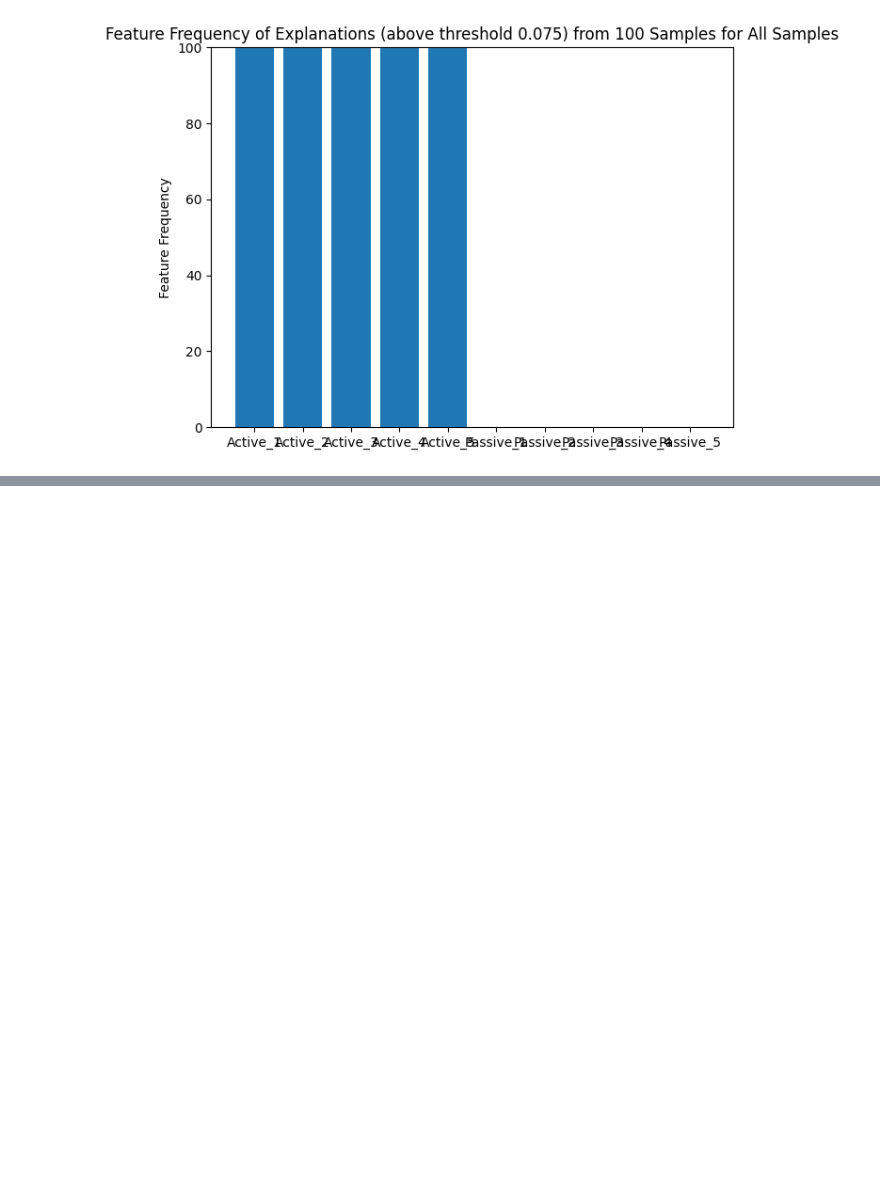
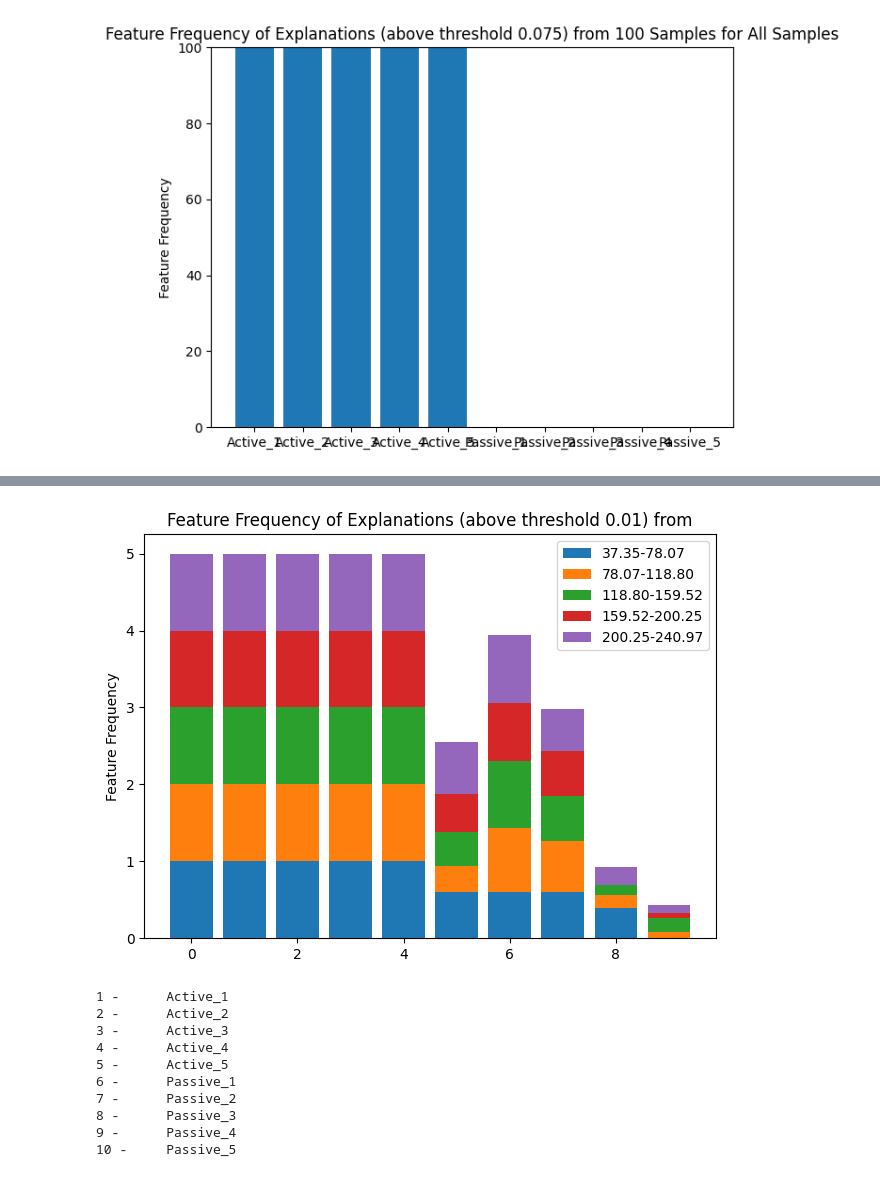
Before and after one commit to Dene-O/MSc_Project, a Jupyter notebook: MSc_project/Project_1/LIME_Test_3_Control_Regression.ipynb, the cells around one changed output, grey strips where cells are left out. Drawn from its saved outputs; the diff is of its cells as text; code cells hidden in the pictures; blank space fills up the shorter version.

```diff
--- a/MSc_project/Project_1/LIME_Test_3_Control_Regression.ipynb
+++ b/MSc_project/Project_1/LIME_Test_3_Control_Regression.ipynb
@@ -251,3 +251,17 @@ reg_container.Element(2).Frequency_Plot(display_feature_list=True)
 8 -      Passive_3
 9 -      Passive_4
 10 -     Passive_5
+# %%
+reg_container.Frequency_Plot()
+# %% [output]
+[figure, added]
+1 -      Active_1
+2 -      Active_2
+3 -      Active_3
+4 -      Active_4
+5 -      Active_5
+6 -      Passive_1
+7 -      Passive_2
+8 -      Passive_3
+9 -      Passive_4
+10 -     Passive_5
```
Also changed, not shown: parts of 11 cells of this notebook, 11 other files.
